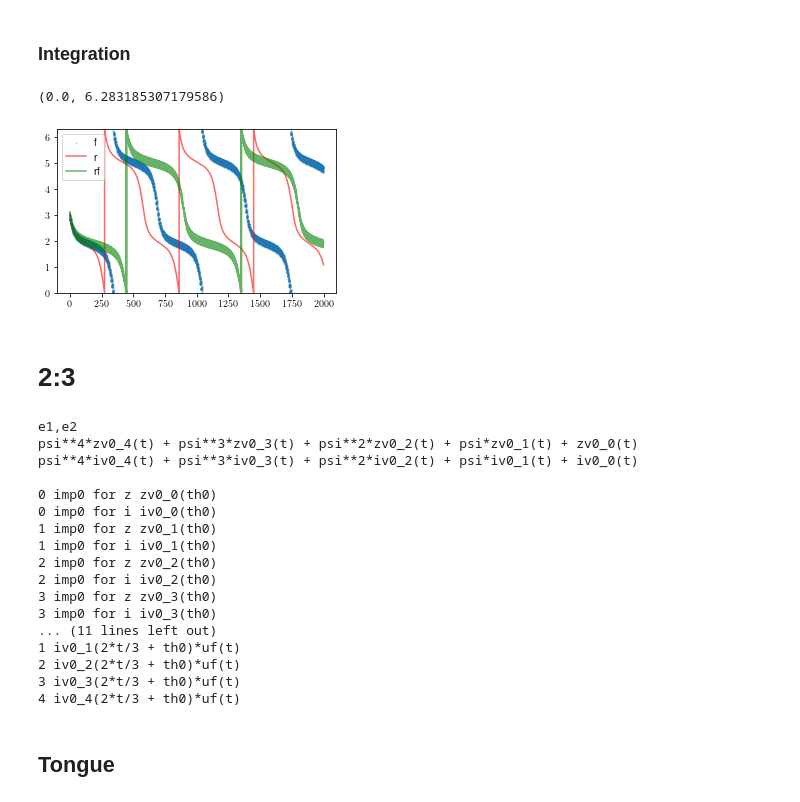
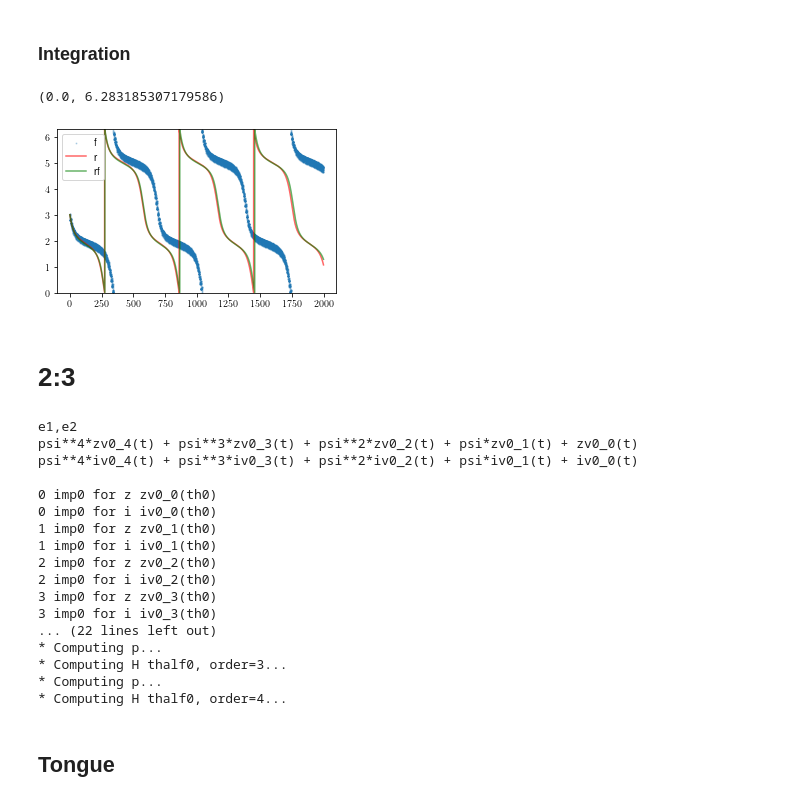
Before and after one commit to youngmp/nm, a Jupyter notebook: jupyter/check_tongues_thal1.ipynb, the cells around one changed output. Saved outputs shown, nothing was run; the diff lists cells and outputs as text; code cells hidden in the pictures.

```diff
--- a/jupyter/check_tongues_thal1.ipynb
+++ b/jupyter/check_tongues_thal1.ipynb
@@ -446,8 +493,9 @@ axs[0].set_ylim(0,2*np.pi)
 # 1:2
 # %%
 a12 = nmc(system1,None,
-        _n=('om0',1),_m=('om1',2),
-        NP=500,NH=500)
+          recompute_list=['h_data_thalf0'],
+          _n=('om0',1),_m=('om1',2),
+          NP=500,NH=500)
 # %% [output]
 e1,e2
 psi**4*zv0_4(t) + psi**3*zv0_3(t) + psi**2*zv0_2(t) + psi*zv0_1(t) + zv0_0(t)
@@ -599,6 +676,6 @@ init12 = system1.lc['dat'][int((th_init12/(2*np.pi))*system1.TN),:]
 args12 = [a12,eps12,del12]
 solf12 = solve_ivp(_full,[0,t12[-1]],init12,t_eval=t12,args=(*args12,),**kw_sim)
 # %%
-solr12 = solve_ivp(rhs_avg,[0,t12[-1]],[th_init12,0],t_eval=t12,args=(*args12,),**kw_sim)
-# solr12_0 = solve_ivp(rhs_avg,[0,t[-1]],[th_init,0],t_eval=t,args=(*args12,1),**kw_sim)
+solr12 = solve_ivp(rhs_avg_2d,[0,t12[-1]],[th_init12,0],t_eval=t12,args=(*args12,),**kw_sim)
+# solr12_0 = solve_ivp(rhs_avg_2d,[0,t[-1]],[th_init,0],t_eval=t,args=(*args12,1),**kw_sim)
 # %%
@@ -606,24 +683,27 @@ solr12b = solve_ivp(_redu,[0,t12[-1]],[th_init12,0,0],t_eval=t12,args=(*args12,)
+# %%
+solr12c = solve_ivp(rhs_avg_1d,[0,t12[-1]],[th_init12,0],t_eval=t12,args=(*args12,),**kw_sim)
 # %%
 tp12, phase12 = get_phase(t12,solf12.y.T,skipn=10,system1=system1)
 # %%
 fig,axs = plt.subplots(figsize=(5,3)); axs = np.asarray([axs])
 forcing_phase12 = np.mod((a12._m[1]+del12)*np.linspace(0,tp12[-1],len(tp12)),2*np.pi*a12._m[1])
 y12 = np.mod(phase12-a12.om*forcing_phase12,2*np.pi)
 
 axs[0].scatter(tp12,y12,s=1,alpha=.25,label='f')
 axs[0].plot(solr12.t,np.mod(solr12.y.T[:,0],2*np.pi),color='r',label='r',alpha=.6)
-axs[0].plot(solr12b.t,np.mod(solr12b.y.T[:,0]-a12.om*solr12b.y.T[:,2],2*np.pi),color='green',label='rf',alpha=.6)
+# axs[0].plot(solr12b.t,np.mod(solr12b.y.T[:,0]-a12.om*solr12b.y.T[:,2],2*np.pi),color='green',label='rf',alpha=.6)
+axs[0].plot(solr12c.t,np.mod(solr12c.y.T[:,0],2*np.pi),color='green',label='rf',alpha=.6)
 
 axs[0].legend()
 axs[0].set_ylim(0,2*np.pi)
 # %% [output]
 (0.0, 6.283185307179586)
-[figure, old version]
+[figure, new version]
 # %% [markdown]
 # 2:3
 # %%
 a23 = nmc(system1,None,
-        #recompute_list=['p_cglf0','h_cglf0','p_data_cglf0','h_data_cglf0'],
+        recompute_list=['p_data_cglf0','h_data_cglf0'],
         #recompute_list=recompute_list,
         _n=('om0',2),_m=('om1',3),
         NP=300,NH=300)
@@ -640,11 +720,11 @@ psi**4*iv0_4(t) + psi**3*iv0_3(t) + psi**2*iv0_2(t) + psi*iv0_1(t) + iv0_0(t)
 2 imp0 for i iv0_2(th0)
 3 imp0 for z zv0_3(th0)
 3 imp0 for i iv0_3(th0)
-... (11 lines left out)
-1 iv0_1(2*t/3 + th0)*uf(t)
-2 iv0_2(2*t/3 + th0)*uf(t)
-3 iv0_3(2*t/3 + th0)*uf(t)
-4 iv0_4(2*t/3 + th0)*uf(t)
+... (22 lines left out)
+* Computing p...
+* Computing H thalf0, order=3...
+* Computing p...
+* Computing H thalf0, order=4...
 # %% [markdown]
 ## Tongue
 # %%
```
Also changed, not shown: parts of 82 cells of this notebook, 3 other files.
